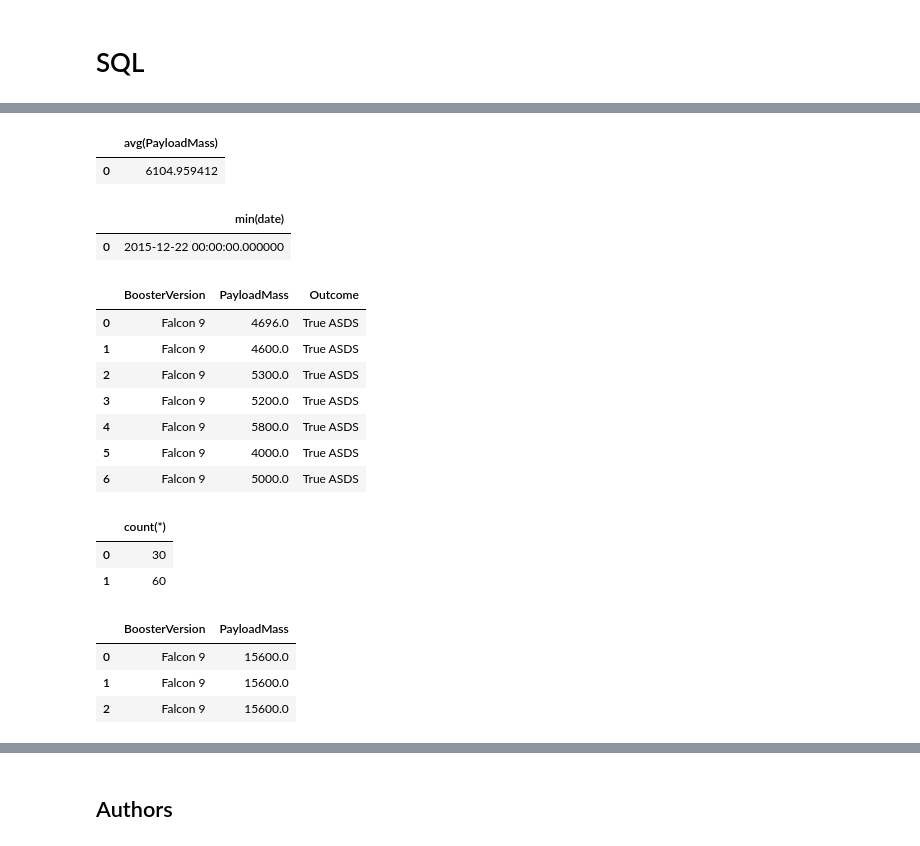
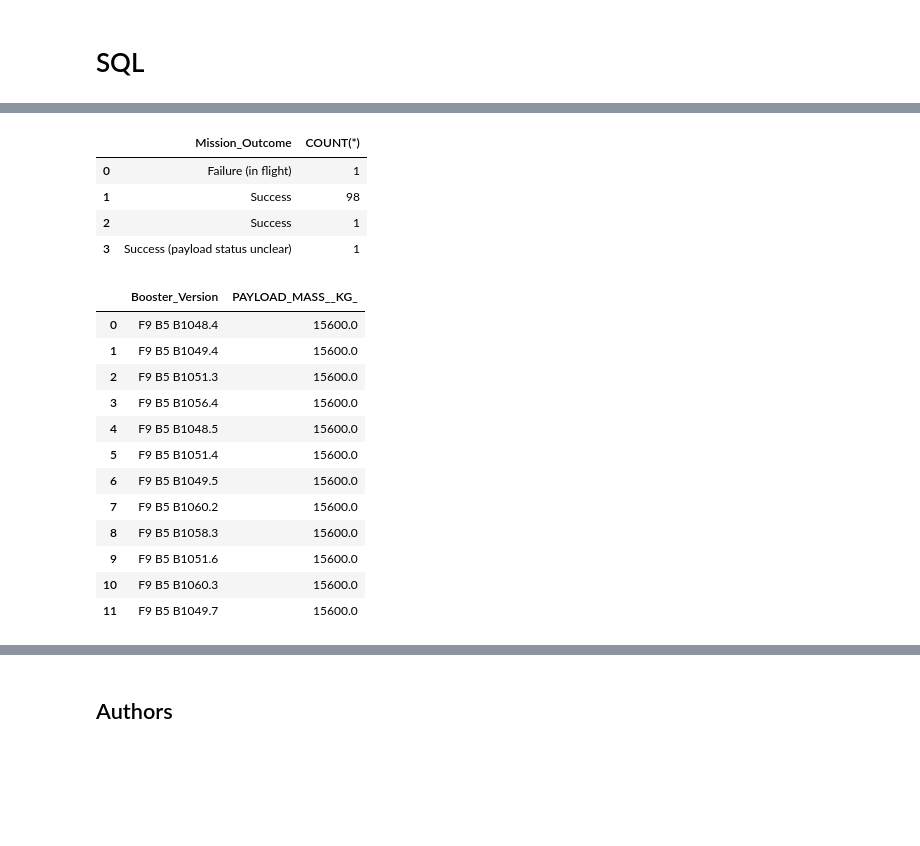
Before and after one commit to zoewangppp/testrepo, a Jupyter notebook: 10-final.ipynb, the cells around one changed output, grey strips where cells are left out. Drawn from its saved outputs; the diff is of its cells as text; code cells hidden in the pictures; blank space fills up the shorter version.

```diff
--- a/10-final.ipynb
+++ b/10-final.ipynb
@@ -334,6 +334,10 @@ Text(0, 0.5, 'Success Rate')
 # !{sys.executable} -m pip install pandasql
 # %%
 # !pip install pandasql
+df = pd.read_csv("https://cf-courses-data.s3.us.cloud-object-storage.appdomain.cloud/IBM-DS0321EN-SkillsNetwork/labs/module_2/data/Spacex.csv")
+
 from pandasql import sqldf
 pysqldf = lambda q: sqldf(q, globals())
+# %%
+df=df.dropna()
 # %%
@@ -379,55 +438,33 @@ pysqldf(q)
 # %%
-q = """SELECT avg(PayloadMass)
-       FROM df;"""
+q = """SELECT MISSION_OUTCOME, COUNT(*)
+       FROM df
+       GROUP BY MISSION_OUTCOME;"""
 
 pysqldf(q)
 # %% [output]
-|  | avg(PayloadMass) |
-| 0 | 6104.959412 |
+|  | Mission_Outcome | COUNT(*) |
+| 0 | Failure (in flight) | 1 |
+| 1 | Success | 98 |
+| 2 | Success | 1 |
+| 3 | Success (payload status unclear) | 1 |
 # %%
-q = """SELECT min(date)
-       FROM df
-       WHERE Outcome = 'True RTLS';"""
+q = """SELECT BOOSTER_VERSION,PAYLOAD_MASS__KG_
+        FROM df
+        WHERE PAYLOAD_MASS__KG_ = (SELECT MAX(PAYLOAD_MASS__KG_) FROM df);"""
 
 pysqldf(q)
 # %% [output]
-|  | min(date) |
-| 0 | 2015-12-22 00:00:00.000000 |
+|  | Booster_Version | PAYLOAD_MASS__KG_ |
+| 0 | F9 B5 B1048.4 | 15600.0 |
+| 1 | F9 B5 B1049.4 | 15600.0 |
+| 2 | F9 B5 B1051.3 | 15600.0 |
+| 3 | F9 B5 B1056.4 | 15600.0 |
+| 4 | F9 B5 B1048.5 | 15600.0 |
+| 5 | F9 B5 B1051.4 | 15600.0 |
+| 6 | F9 B5 B1049.5 | 15600.0 |
+| 7 | F9 B5 B1060.2 | 15600.0 |
+| 8 | F9 B5 B1058.3 | 15600.0 |
+| 9 | F9 B5 B1051.6 | 15600.0 |
+| 10 | F9 B5 B1060.3 | 15600.0 |
+| 11 | F9 B5 B1049.7 | 15600.0 |
-# %%
-q = """SELECT BoosterVersion, PayloadMass, Outcome
-       FROM df
-       WHERE Outcome = 'True ASDS' AND PayloadMass BETWEEN 4000 and 6000;"""
-
-pysqldf(q)
-# %% [output]
-|  | BoosterVersion | PayloadMass | Outcome |
-| 0 | Falcon 9 | 4696.0 | True ASDS |
-| 1 | Falcon 9 | 4600.0 | True ASDS |
-| 2 | Falcon 9 | 5300.0 | True ASDS |
-| 3 | Falcon 9 | 5200.0 | True ASDS |
-| 4 | Falcon 9 | 5800.0 | True ASDS |
-| 5 | Falcon 9 | 4000.0 | True ASDS |
-| 6 | Falcon 9 | 5000.0 | True ASDS |
-# %%
-q = """SELECT count(*)
-       FROM df
-       GROUP BY Class;"""
-
-pysqldf(q)
-# %% [output]
-|  | count(*) |
-| 0 | 30 |
-| 1 | 60 |
-# %%
-q = """SELECT BoosterVersion, PayloadMass
-       FROM df
-       WHERE PayloadMass = (SELECT max(PayloadMass)
-                           FROM df);"""
-
-pysqldf(q)
-# %% [output]
-|  | BoosterVersion | PayloadMass |
-| 0 | Falcon 9 | 15600.0 |
-| 1 | Falcon 9 | 15600.0 |
-| 2 | Falcon 9 | 15600.0 |
 # %%
```
Also changed, not shown: parts of 10 cells of this notebook.
